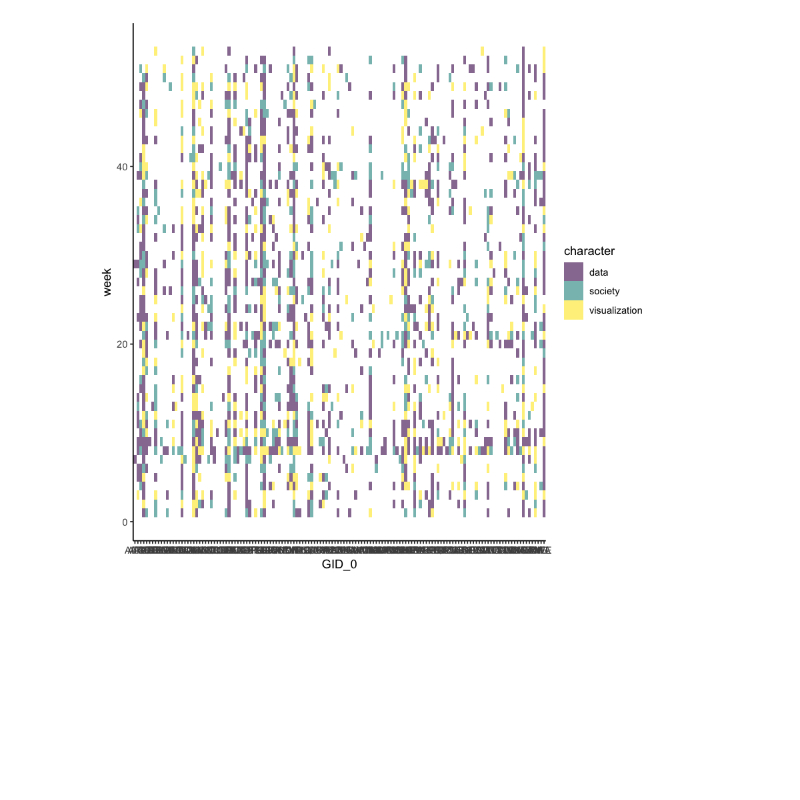
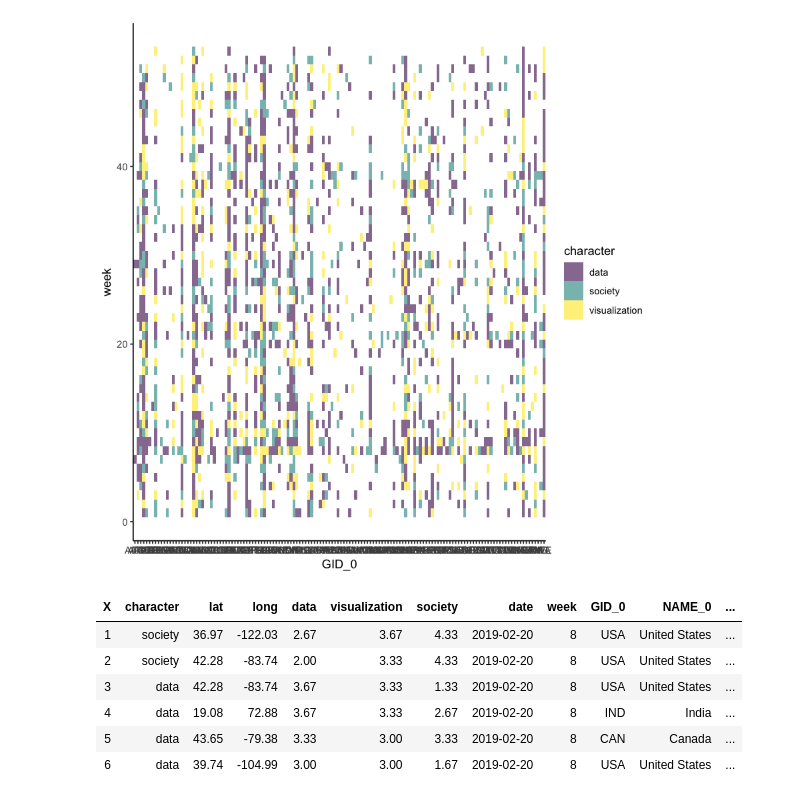
Before and after one commit to gretacv/dvs, a Jupyter notebook: year_challenge.ipynb, the cells around one changed output. Cells and saved outputs as stored; diff of their text form; code cells hidden in the pictures; blank space fills up the shorter version.

```diff
--- a/year_challenge.ipynb
+++ b/year_challenge.ipynb
@@ -343,5 +343,17 @@ ggplot(d_char)+
     #coord_polar()
 # %% [output]
 [figure]
+# %%
+d_all = d_char %>%
+        select(X, character) %>%
+        inner_join(d, by = "X")
 # %%
-head(d_char)
+head(d_all)
+# %% [output]
+| X | character | lat | long | data | visualization | society | date | week | GID_0 | NAME_0 | ... |
+| 1 | society | 36.97 | -122.03 | 2.67 | 3.67 | 4.33 | 2019-02-20 | 8 | USA | United States | ... |
+| 2 | society | 42.28 | -83.74 | 2.00 | 3.33 | 4.33 | 2019-02-20 | 8 | USA | United States | ... |
+| 3 | data | 42.28 | -83.74 | 3.67 | 3.33 | 1.33 | 2019-02-20 | 8 | USA | United States | ... |
+| 4 | data | 19.08 | 72.88 | 3.67 | 3.33 | 2.67 | 2019-02-20 | 8 | IND | India | ... |
+| 5 | data | 43.65 | -79.38 | 3.33 | 3.00 | 3.33 | 2019-02-20 | 8 | CAN | Canada | ... |
+| 6 | data | 39.74 | -104.99 | 3.00 | 3.00 | 1.67 | 2019-02-20 | 8 | USA | United States | ... |
```
Also changed, not shown: parts of 7 cells of this notebook.
